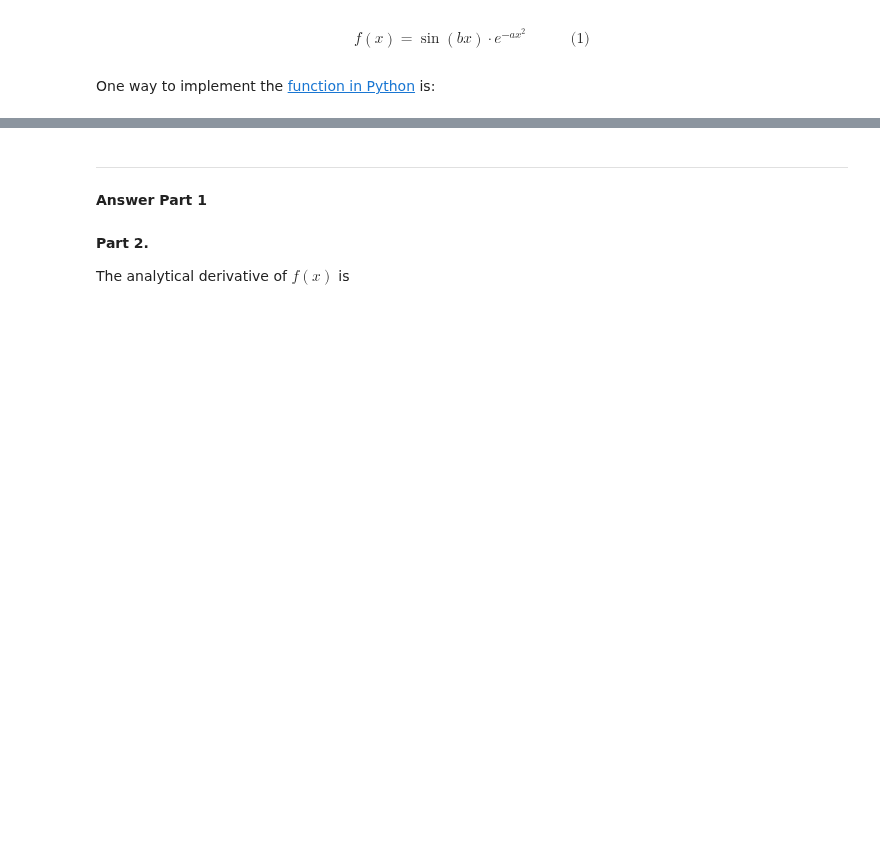
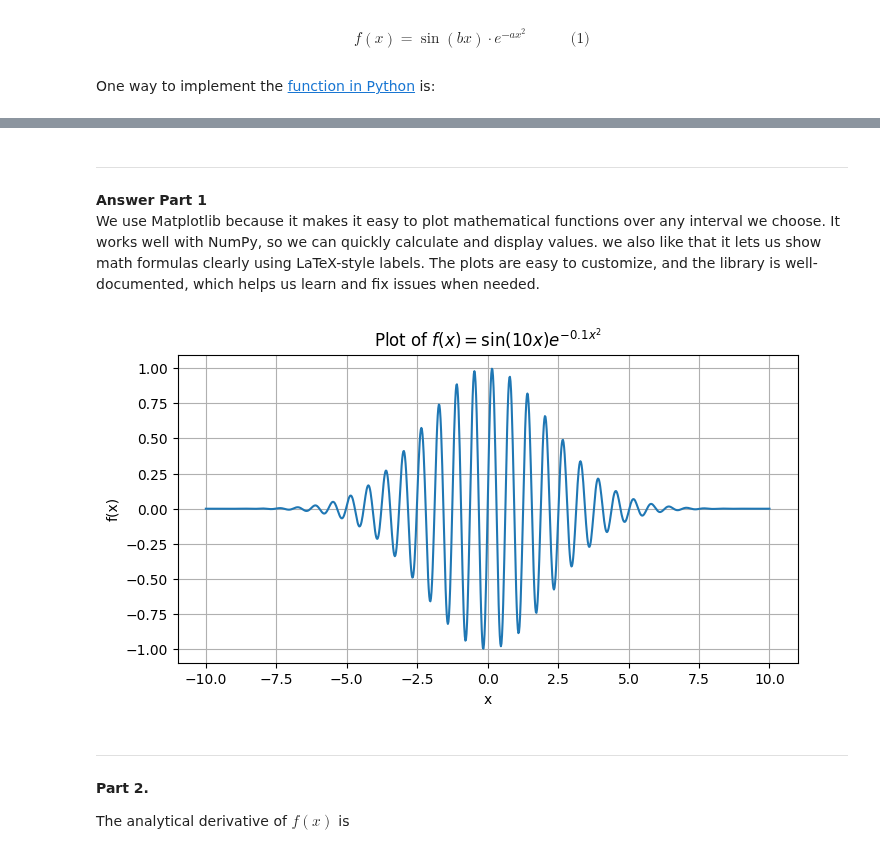
Before and after one commit to MalleBallen/Torgrim-og-Malvin-Gruppeprosjekt, a Jupyter notebook: project1.ipynb, the cells around one changed output, grey strips where cells are left out. Drawn from its saved outputs; the diff is of its cells as text; code cells hidden in the pictures; blank space fills up the shorter version.

```diff
--- a/project1.ipynb
+++ b/project1.ipynb
@@ -430,8 +430,30 @@ It is always a good idea to start by visualizing the function in a plot.
 # %% [markdown]
 ***
 **Answer Part 1**
+We use Matplotlib because it makes it easy to plot mathematical functions over any interval we choose. It works well with NumPy, so we can quickly calculate and display values. we also like that it lets us show math formulas clearly using LaTeX-style labels. The plots are easy to customize, and the library is well-documented, which helps us learn and fix issues when needed.
 # %%
 # Par 1: plot of f(x)
+import numpy as np
+import matplotlib.pyplot as plt
+
+def plot_fx(x_min=-5, x_max=5, a=0.1, b=10, num_points=1000):
+
+    x = np.linspace(x_min, x_max, num_points)
+    y = f(x, a=a, b=b) #Using the function f defined above
+    plt.figure(figsize=(8, 4))
+    plt.plot(x, y)
+    plt.xlabel('x')
+    plt.ylabel('f(x)')
+    plt.title(fr'Plot of $ f(x) = \sin({b}x) e^{{-{a} x^2}}$')
+    plt.grid(True)
+    plt.show()
+
+# Plot f(x) in the range [-10, 10]
+plot_fx(x_min=-10, x_max=10)
+# %% [output]
+[figure, added]
+# %% [markdown]
+***
 # %% [markdown]
 **Part 2.**
 
```
Also changed, not shown: parts of 6 cells of this notebook.
